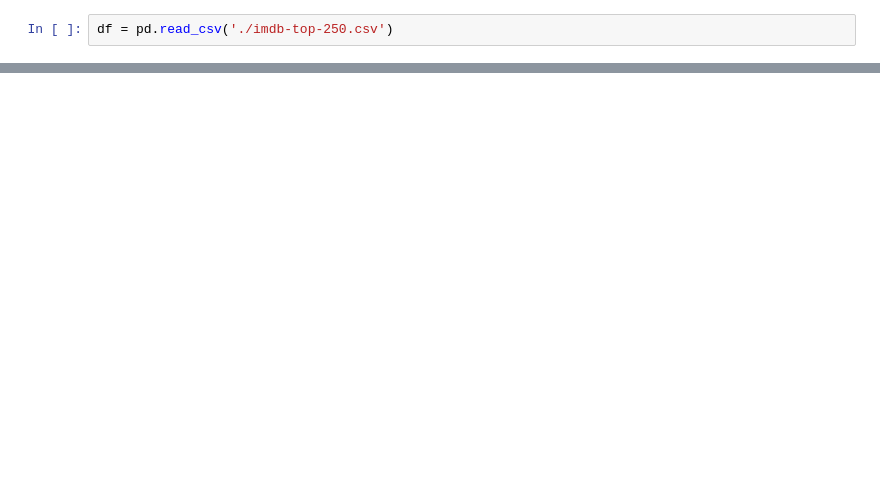
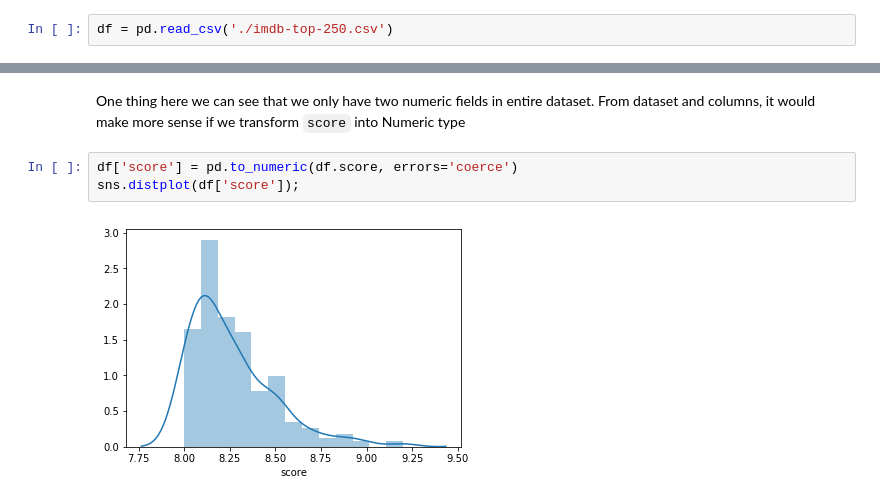
Before and after one commit to myke11j/imdb-top-250-movies, a Jupyter notebook: imdb-top-250.ipynb, the cells around one changed output, grey strips where cells are left out. Saved outputs shown, nothing was run; the diff lists cells and outputs as text; blank space fills up the shorter version.

```diff
--- a/imdb-top-250.ipynb
+++ b/imdb-top-250.ipynb
@@ -9,0 +102,7 @@ df = pd.read_csv('./imdb-top-250.csv')
+# %% [markdown]
+One thing here we can see that we only have two numeric fields in entire dataset. From dataset and columns, it would make more sense if we transform `score` into Numeric type
+# %%
+df['score'] = pd.to_numeric(df.score, errors='coerce')
+sns.distplot(df['score']);
+# %% [output]
+[figure, added]
```
Also changed, not shown: parts of 25 cells of this notebook, 2 other files.
